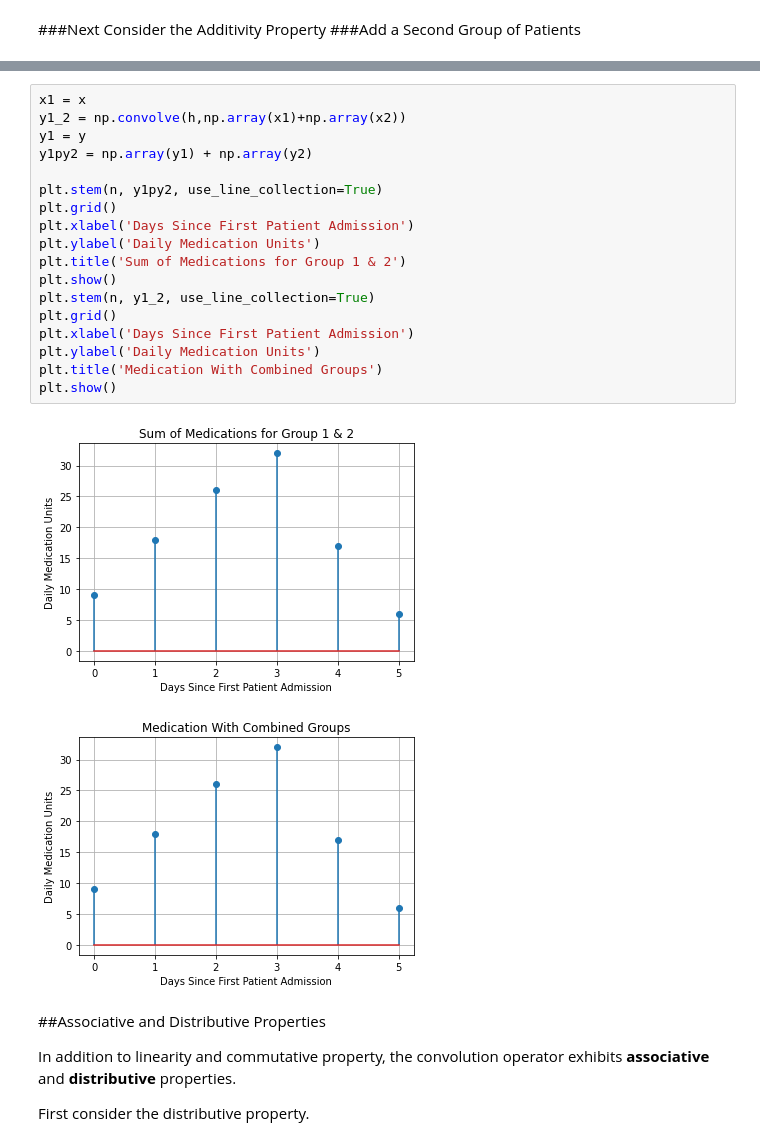
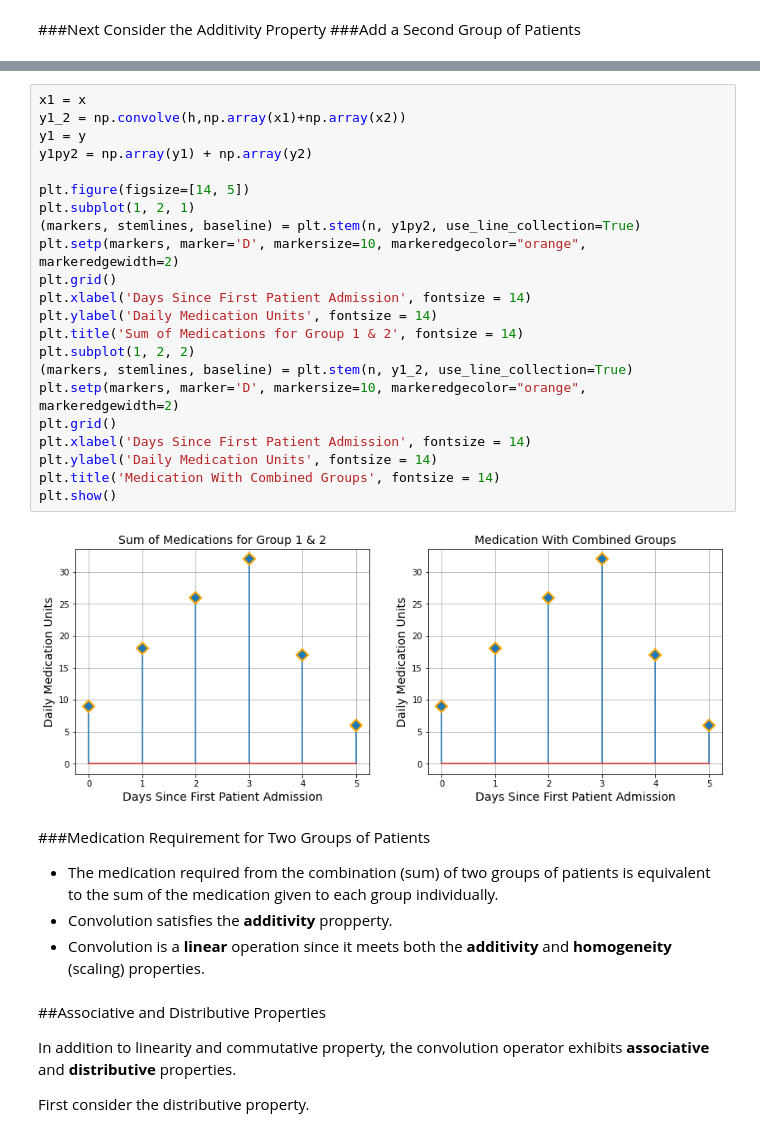
Before and after one commit to Domenikos/Digital_Convolution, a Jupyter notebook: Digital_Convolution.ipynb, the cells around one changed output, grey strips where cells are left out. Saved outputs shown, nothing was run; the diff lists cells and outputs as text.

```diff
--- a/Digital_Convolution.ipynb
+++ b/Digital_Convolution.ipynb
@@ -175,24 +190,33 @@ plt.show()
 # %%
 x1 = x
 y1_2 = np.convolve(h,np.array(x1)+np.array(x2))
 y1 = y
 y1py2 = np.array(y1) + np.array(y2)
 
-plt.stem(n, y1py2, use_line_collection=True)
+plt.figure(figsize=[14, 5])
+plt.subplot(1, 2, 1)
+(markers, stemlines, baseline) = plt.stem(n, y1py2, use_line_collection=True)
+plt.setp(markers, marker='D', markersize=10, markeredgecolor="orange", markeredgewidth=2)
 plt.grid()
-plt.xlabel('Days Since First Patient Admission')
-plt.ylabel('Daily Medication Units')
-plt.title('Sum of Medications for Group 1 & 2')
+plt.xlabel('Days Since First Patient Admission', fontsize = 14)
+plt.ylabel('Daily Medication Units', fontsize = 14)
+plt.title('Sum of Medications for Group 1 & 2', fontsize = 14)
+plt.subplot(1, 2, 2)
+(markers, stemlines, baseline) = plt.stem(n, y1_2, use_line_collection=True)
+plt.setp(markers, marker='D', markersize=10, markeredgecolor="orange", markeredgewidth=2)
+plt.grid()
+plt.xlabel('Days Since First Patient Admission', fontsize = 14)
+plt.ylabel('Daily Medication Units', fontsize = 14)
+plt.title('Medication With Combined Groups', fontsize = 14)
 plt.show()
-plt.stem(n, y1_2, use_line_collection=True)
-plt.grid()
-plt.xlabel('Days Since First Patient Admission')
-plt.ylabel('Daily Medication Units')
-plt.title('Medication With Combined Groups')
-plt.show()
 # %% [output]
-[figure, old version]
+[figure, new version]
-[figure, removed]
+# %% [markdown]
+###Medication Requirement for Two Groups of Patients
+
+* The medication required from the combination (sum) of two groups of patients is equivalent to the sum of the medication given to each group individually.
+* Convolution satisfies the **additivity** propperty.
+* Convolution is a **linear** operation since it meets both the **additivity** and **homogeneity** (scaling) properties.
 # %% [markdown]
 ##Associative and Distributive Properties
 
```
Also changed, not shown: parts of 16 cells of this notebook.
